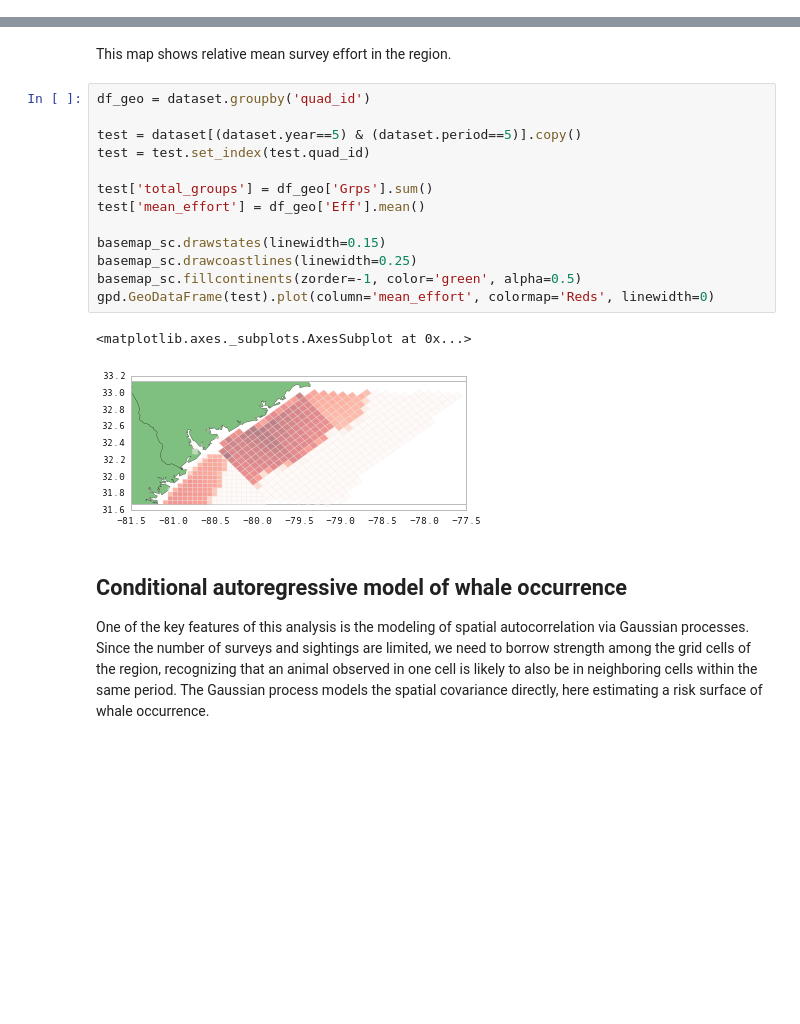
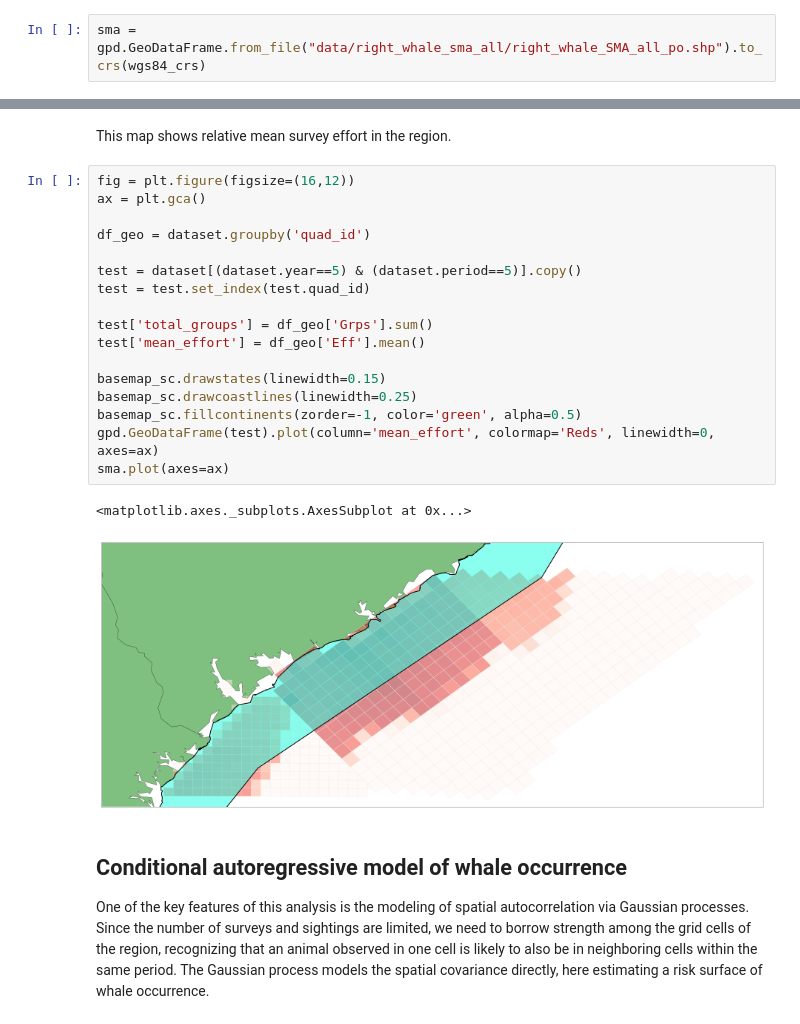
Before and after one commit to fonnesbeck/CharlestonLanesAnalysis, a Jupyter notebook: Charleston Shipping Lanes Analysis.ipynb, the cells around one changed output, grey strips where cells are left out. Saved outputs shown, nothing was run; the diff lists cells and outputs as text; blank space fills up the shorter version.

```diff
--- a/Charleston Shipping Lanes Analysis.ipynb
+++ b/Charleston Shipping Lanes Analysis.ipynb
@@ -87,3 +91,5 @@ reachesWGS84 = reaches.to_crs(wgs84_crs)
+# %%
+sma = gpd.GeoDataFrame.from_file("data/right_whale_sma_all/right_whale_SMA_all_po.shp").to_crs(wgs84_crs)
 # %% [markdown]
 Set up base map of SC region for visualization
 # %%
@@ -267,21 +297,25 @@ centroids = dataset[['lat', 'lon']].values
 # %% [markdown]
 This map shows relative mean survey effort in the region.
 # %%
+fig = plt.figure(figsize=(16,12))
+ax = plt.gca()
+
 df_geo = dataset.groupby('quad_id')
 
 test = dataset[(dataset.year==5) & (dataset.period==5)].copy()
 test = test.set_index(test.quad_id)
 
 test['total_groups'] = df_geo['Grps'].sum()
 test['mean_effort'] = df_geo['Eff'].mean()
 
 basemap_sc.drawstates(linewidth=0.15)
 basemap_sc.drawcoastlines(linewidth=0.25)
 basemap_sc.fillcontinents(zorder=-1, color='green', alpha=0.5)
-gpd.GeoDataFrame(test).plot(column='mean_effort', colormap='Reds', linewidth=0)
+gpd.GeoDataFrame(test).plot(column='mean_effort', colormap='Reds', linewidth=0, axes=ax)
+sma.plot(axes=ax)
 # %% [output]
 <matplotlib.axes._subplots.AxesSubplot at 0x...>
-[figure, old version]
+[figure, new version]
 # %% [markdown]
 ## Conditional autoregressive model of whale occurrence
 
```
Also changed, not shown: parts of 14 cells of this notebook, 32 other files.
